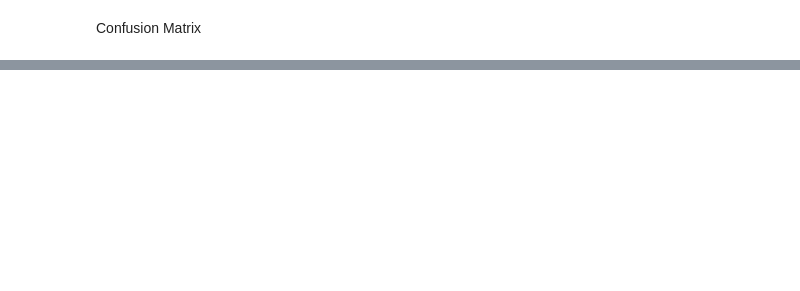
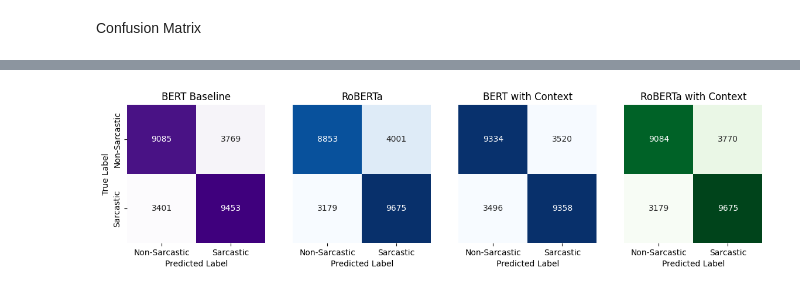
Before and after one commit to catleeball/LING_573_ND, a Jupyter notebook: results/D3_error_analysis.ipynb, the cells around one changed output, grey strips where cells are left out. Drawn from its saved outputs; the diff is of its cells as text; code cells hidden in the pictures; blank space fills up the shorter version.

Commit message:
added heatmap code to D3_error_analysis

```diff
--- a/results/D3_error_analysis.ipynb
+++ b/results/D3_error_analysis.ipynb
@@ -65,0 +193,31 @@ plot.show()
+# %%
+# matrices for all 4 models:
+baseline_matrix = confusion_matrix(baseline['gold'], baseline['pred'])
+roberta_matrix = confusion_matrix(roberta['gold'], roberta['pred'])
+context_matrix = confusion_matrix(context['gold'], context['pred'])
+combined_matrix = confusion_matrix(combined['gold'], combined['pred'])
+# %%
+# add all heatmaps to one plot:
+fig, axes = plt.subplots(1, 4, figsize=(14, 5.5))
+
+sns.heatmap(baseline_matrix, ax=axes[0], cbar=False, square=True, annot=True, fmt='g', cmap="Purples", xticklabels=["Non-Sarcastic", "Sarcastic"], yticklabels=["Non-Sarcastic", "Sarcastic"])
+axes[0].set_ylabel('True Label')
+axes[0].set_xlabel('Predicted Label')
+axes[0].set_title('BERT Baseline')
+
+sns.heatmap(roberta_matrix, ax=axes[1], cbar=False, square=True, annot=True, fmt='g', cmap="Blues", xticklabels=["Non-Sarcastic", "Sarcastic"], yticklabels=False)
+axes[1].set_xlabel('Predicted Label')
+axes[1].set_title('RoBERTa')
+
+sns.heatmap(context_matrix, ax=axes[2], cbar=False, square=True, annot=True, fmt='g', cmap="Blues", xticklabels=["Non-Sarcastic", "Sarcastic"], yticklabels=False)
+axes[2].set_xlabel('Predicted Label')
+axes[2].set_title('BERT with Context')
+
+sns.heatmap(combined_matrix, ax=axes[3], cbar=False, square=True, annot=True, fmt='g', cmap="Greens", xticklabels=["Non-Sarcastic", "Sarcastic"], yticklabels=False)
+axes[3].set_xlabel('Predicted Label')
+axes[3].set_title('RoBERTa with Context')
+
+plt.savefig('images/all_heatmaps.png')
+plt.show()
+# %% [output]
+[figure, added]
```
Also changed, not shown: parts of 13 cells of this notebook.
